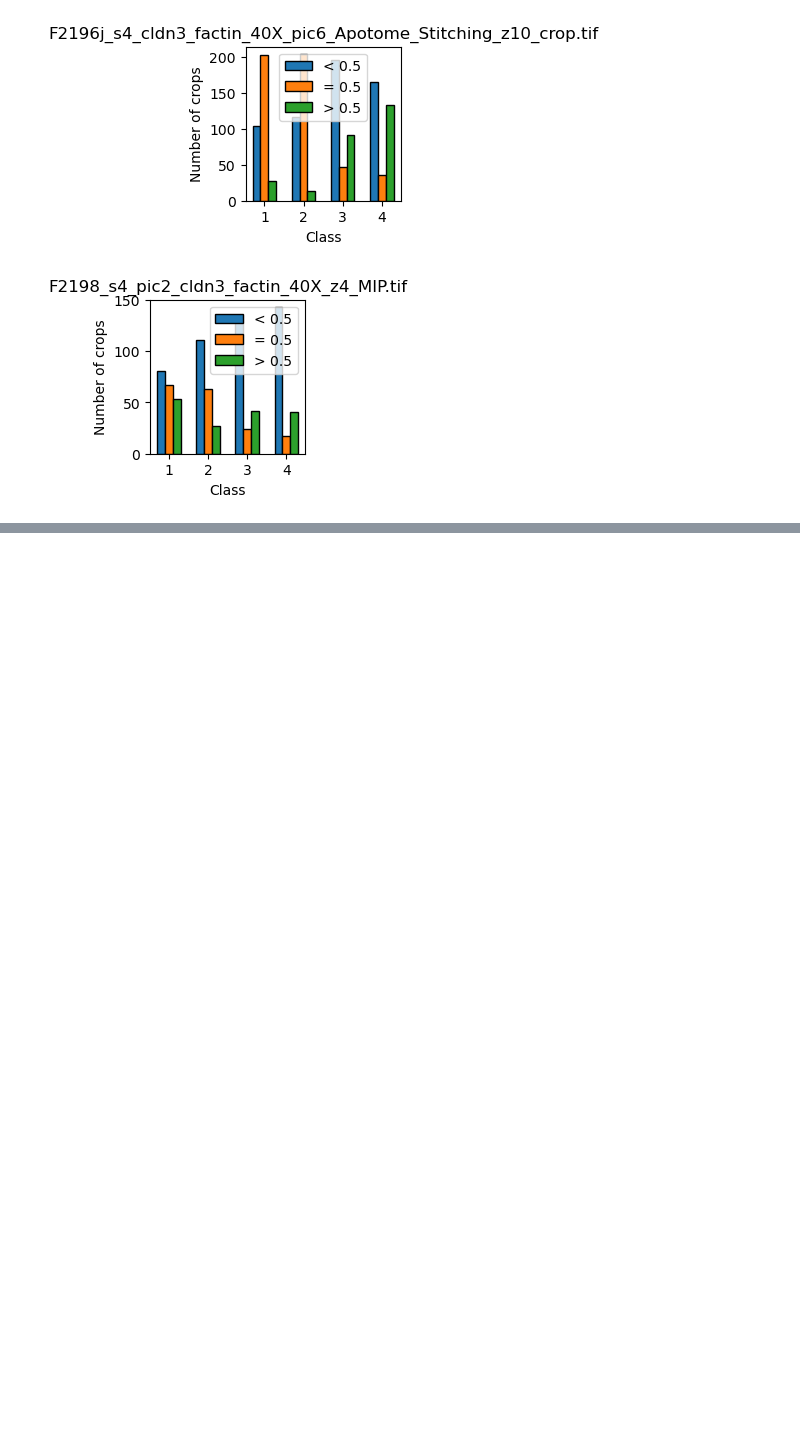
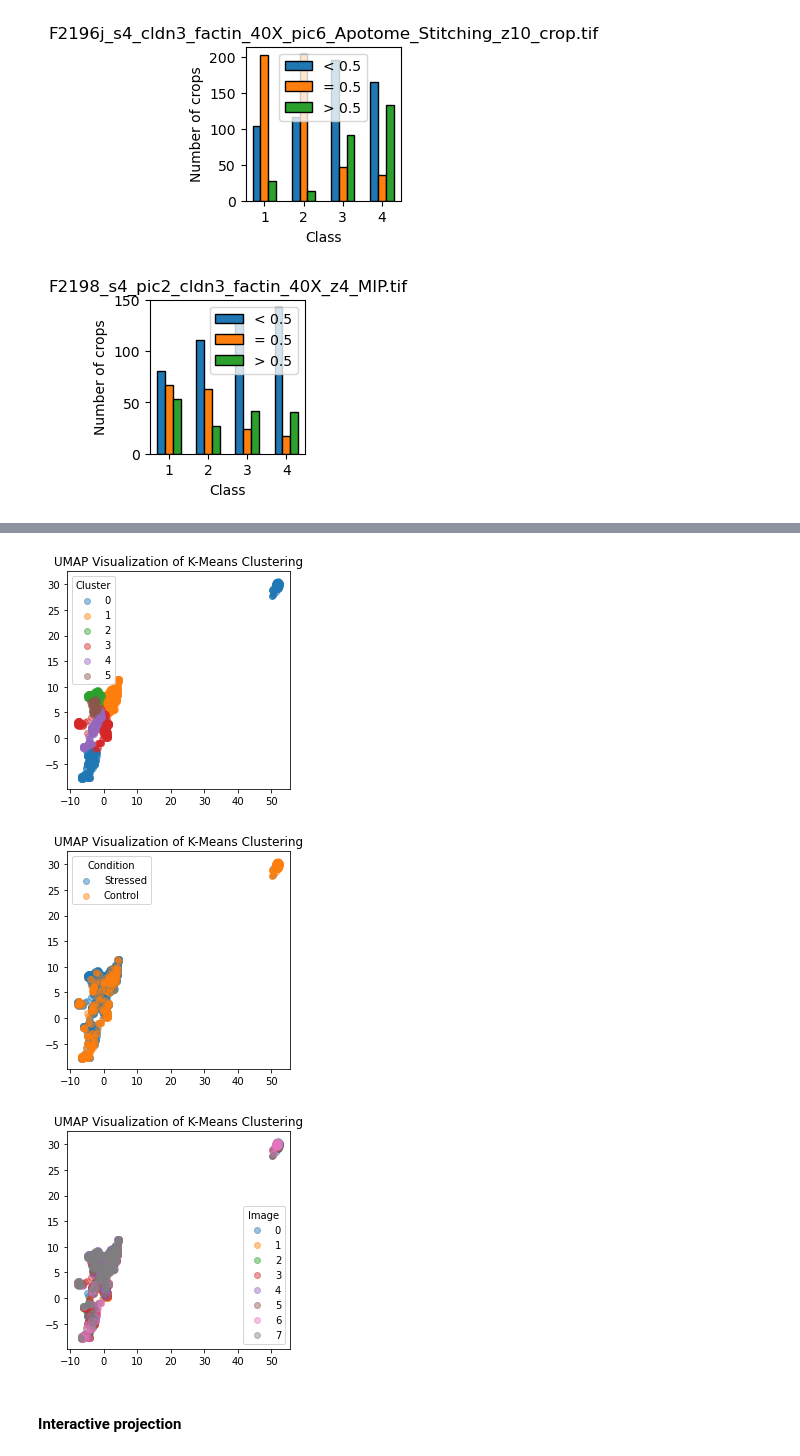
Before and after one commit to FLClab/junction_analysis, a Jupyter notebook: analysis_conditions.ipynb, the cells around one changed output, grey strips where cells are left out. Saved outputs shown, nothing was run; the diff lists cells and outputs as text; code cells hidden in the pictures; blank space fills up the shorter version.

```diff
--- a/analysis_conditions.ipynb
+++ b/analysis_conditions.ipynb
@@ -727,0 +808,24 @@ for img_name in np.unique(data['images']):
+# %%
+%matplotlib inline
+# U-Map visualization
+# Full
+umap_X = umap_clusters(X, y, method='UMAP')
+plot_umap(umap_X, y, legend='Cluster')
+
+# Control vs stressed
+conditions = data['conditions']
+conditions = conditions.replace('Control', 1)
+conditions = conditions.replace('Stressed', 0)
+conditions = conditions.to_numpy()
+plot_umap(umap_X, conditions, labels=['Stressed', 'Control'], legend='Condition', filename='umap_conditions')
+
+# By image
+images = data['images']
+for n, i in enumerate(np.unique(images)):
+    images = images.replace(i, n)
+images = images.to_numpy()
+plot_umap(umap_X, images, labels=None, legend='Image', filename='umap_images')
+# %% [output]
+[figure, added]
+[figure, added]
+[figure, added]
@@ -727,0 +847,2 @@ for img_name in np.unique(data['images']):
+# %% [markdown]
+#### Interactive projection
```
Also changed, not shown: parts of 24 cells of this notebook, 5 other files.
